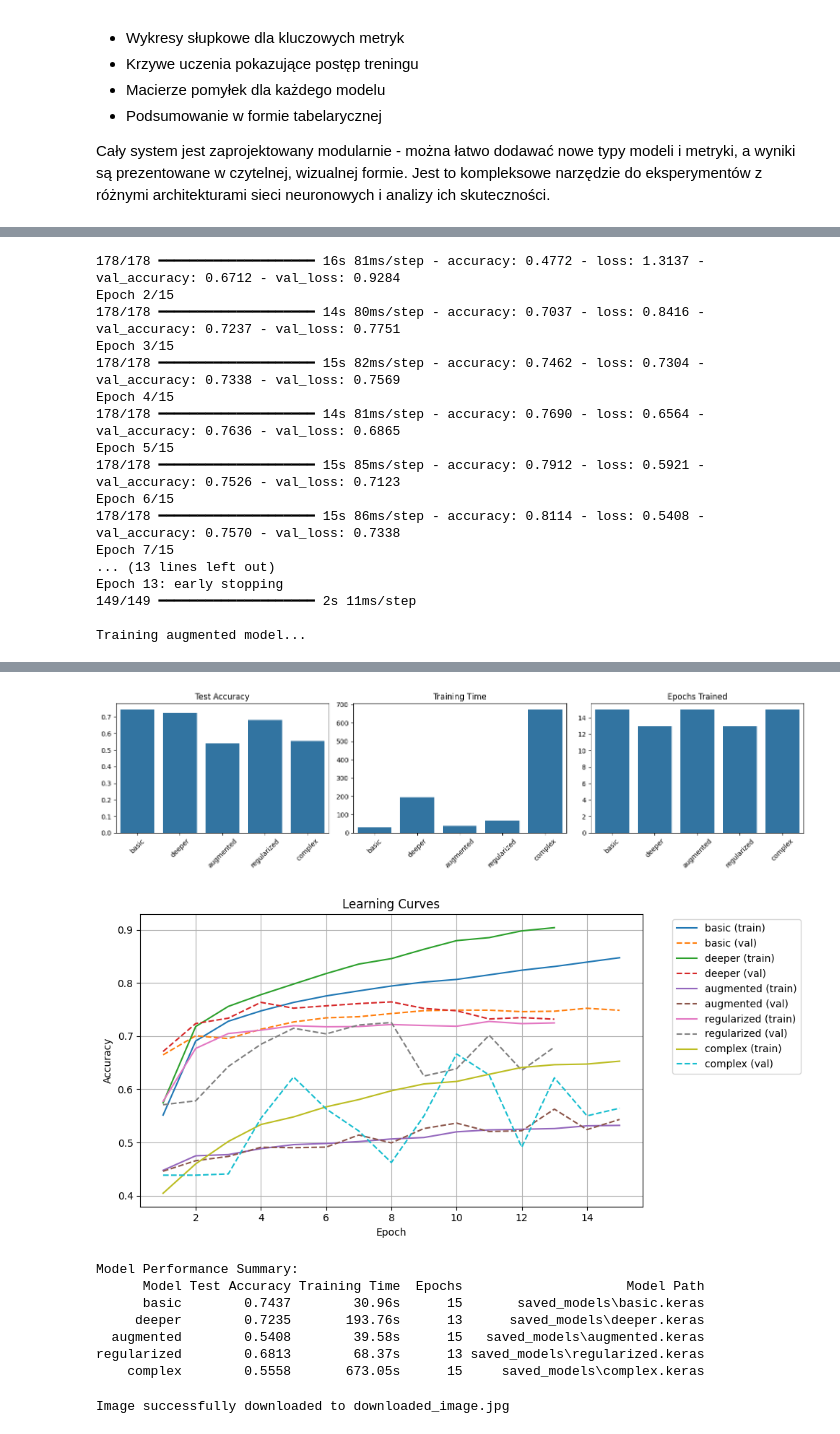
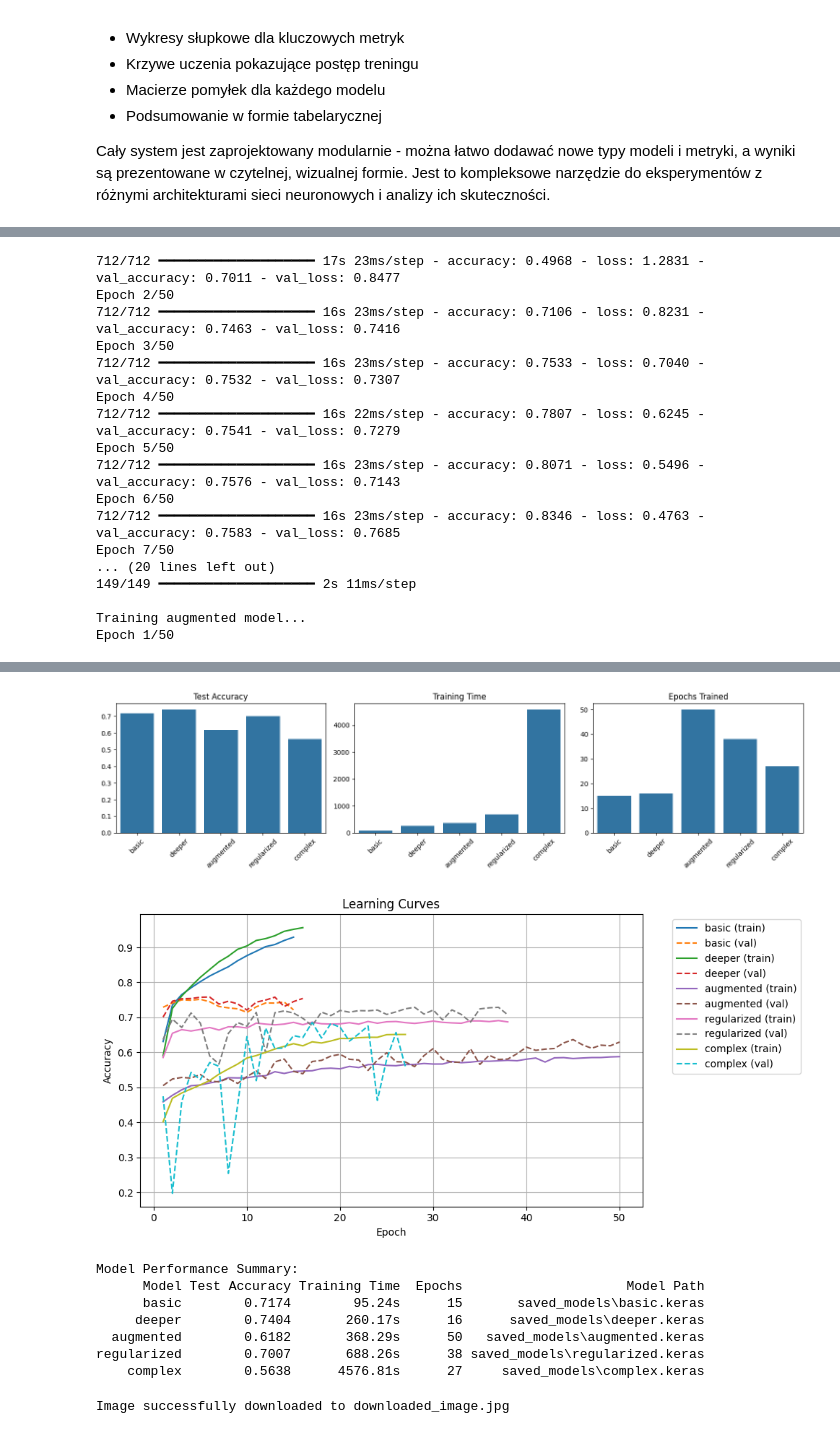
Before and after one commit to GrabowMar/NNproject, a Jupyter notebook: Projekt_Sieci_Neuronowe.ipynb, the cells around one changed output, grey strips where cells are left out. Drawn from its saved outputs; the diff is of its cells as text; code cells hidden in the pictures.

```diff
--- a/Projekt_Sieci_Neuronowe.ipynb
+++ b/Projekt_Sieci_Neuronowe.ipynb
@@ -442,9 +442,9 @@ from sklearn.metrics import classification_report, confusion_matrix
 # Configuration class that defines our training parameters and model saving location
 @dataclass
 class TrainingConfig:
-    batch_size: int = 80
-    epochs: int = 15
-    patience: int = 5
+    batch_size: int = 20
+    epochs: int = 50
+    patience: int = 10
     save_dir: str = 'saved_models'
 
 
@@ -640,17 +640,17 @@ Epoch 1/15
-178/178 ━━━━━━━━━━━━━━━━━━━━ 16s 81ms/step - accuracy: 0.4772 - loss: 1.3137 - val_accuracy: 0.6712 - val_loss: 0.9284
-Epoch 2/15
-178/178 ━━━━━━━━━━━━━━━━━━━━ 14s 80ms/step - accuracy: 0.7037 - loss: 0.8416 - val_accuracy: 0.7237 - val_loss: 0.7751
-Epoch 3/15
-178/178 ━━━━━━━━━━━━━━━━━━━━ 15s 82ms/step - accuracy: 0.7462 - loss: 0.7304 - val_accuracy: 0.7338 - val_loss: 0.7569
-Epoch 4/15
-178/178 ━━━━━━━━━━━━━━━━━━━━ 14s 81ms/step - accuracy: 0.7690 - loss: 0.6564 - val_accuracy: 0.7636 - val_loss: 0.6865
-Epoch 5/15
-178/178 ━━━━━━━━━━━━━━━━━━━━ 15s 85ms/step - accuracy: 0.7912 - loss: 0.5921 - val_accuracy: 0.7526 - val_loss: 0.7123
-Epoch 6/15
-178/178 ━━━━━━━━━━━━━━━━━━━━ 15s 86ms/step - accuracy: 0.8114 - loss: 0.5408 - val_accuracy: 0.7570 - val_loss: 0.7338
-Epoch 7/15
-... (13 lines left out)
-Epoch 13: early stopping
+712/712 ━━━━━━━━━━━━━━━━━━━━ 17s 23ms/step - accuracy: 0.4968 - loss: 1.2831 - val_accuracy: 0.7011 - val_loss: 0.8477
+Epoch 2/50
+712/712 ━━━━━━━━━━━━━━━━━━━━ 16s 23ms/step - accuracy: 0.7106 - loss: 0.8231 - val_accuracy: 0.7463 - val_loss: 0.7416
+Epoch 3/50
+712/712 ━━━━━━━━━━━━━━━━━━━━ 16s 23ms/step - accuracy: 0.7533 - loss: 0.7040 - val_accuracy: 0.7532 - val_loss: 0.7307
+Epoch 4/50
+712/712 ━━━━━━━━━━━━━━━━━━━━ 16s 22ms/step - accuracy: 0.7807 - loss: 0.6245 - val_accuracy: 0.7541 - val_loss: 0.7279
+Epoch 5/50
+712/712 ━━━━━━━━━━━━━━━━━━━━ 16s 23ms/step - accuracy: 0.8071 - loss: 0.5496 - val_accuracy: 0.7576 - val_loss: 0.7143
+Epoch 6/50
+712/712 ━━━━━━━━━━━━━━━━━━━━ 16s 23ms/step - accuracy: 0.8346 - loss: 0.4763 - val_accuracy: 0.7583 - val_loss: 0.7685
+Epoch 7/50
+... (20 lines left out)
 149/149 ━━━━━━━━━━━━━━━━━━━━ 2s 11ms/step
 
 Training augmented model...
+Epoch 1/50
@@ -708,12 +708,12 @@ Epoch 15: early stopping
-[figure, old version]
+[figure, new version]
-[figure, old version]
+[figure, new version]
 Model Performance Summary:
       Model Test Accuracy Training Time  Epochs                     Model Path
-      basic        0.7437        30.96s      15       saved_models\basic.keras
-     deeper        0.7235       193.76s      13      saved_models\deeper.keras
-  augmented        0.5408        39.58s      15   saved_models\augmented.keras
-regularized        0.6813        68.37s      13 saved_models\regularized.keras
-    complex        0.5558       673.05s      15     saved_models\complex.keras
+      basic        0.7174        95.24s      15       saved_models\basic.keras
+     deeper        0.7404       260.17s      16      saved_models\deeper.keras
+  augmented        0.6182       368.29s      50   saved_models\augmented.keras
+regularized        0.7007       688.26s      38 saved_models\regularized.keras
+    complex        0.5638      4576.81s      27     saved_models\complex.keras
 # %%
 import requests
 import os
```
Also changed, not shown: parts of 4 cells of this notebook, 3 other files.
